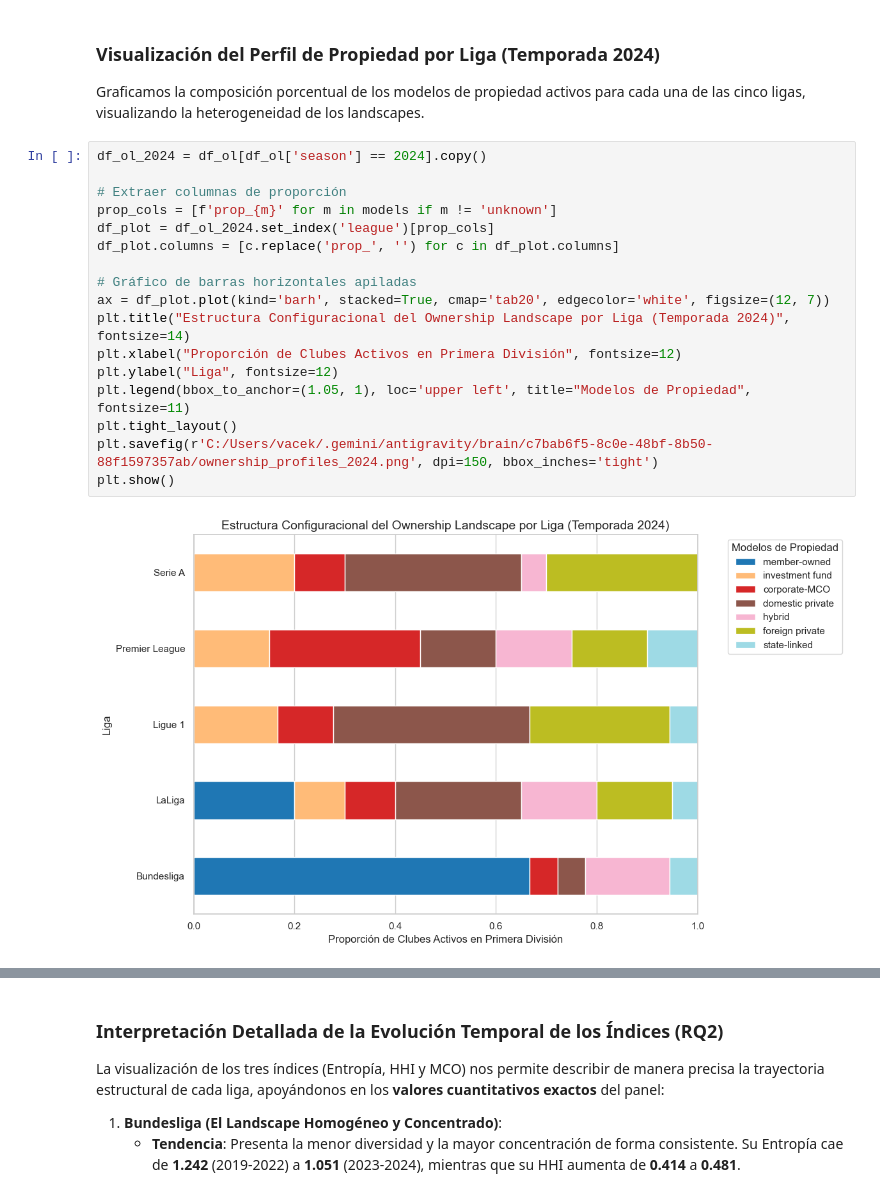
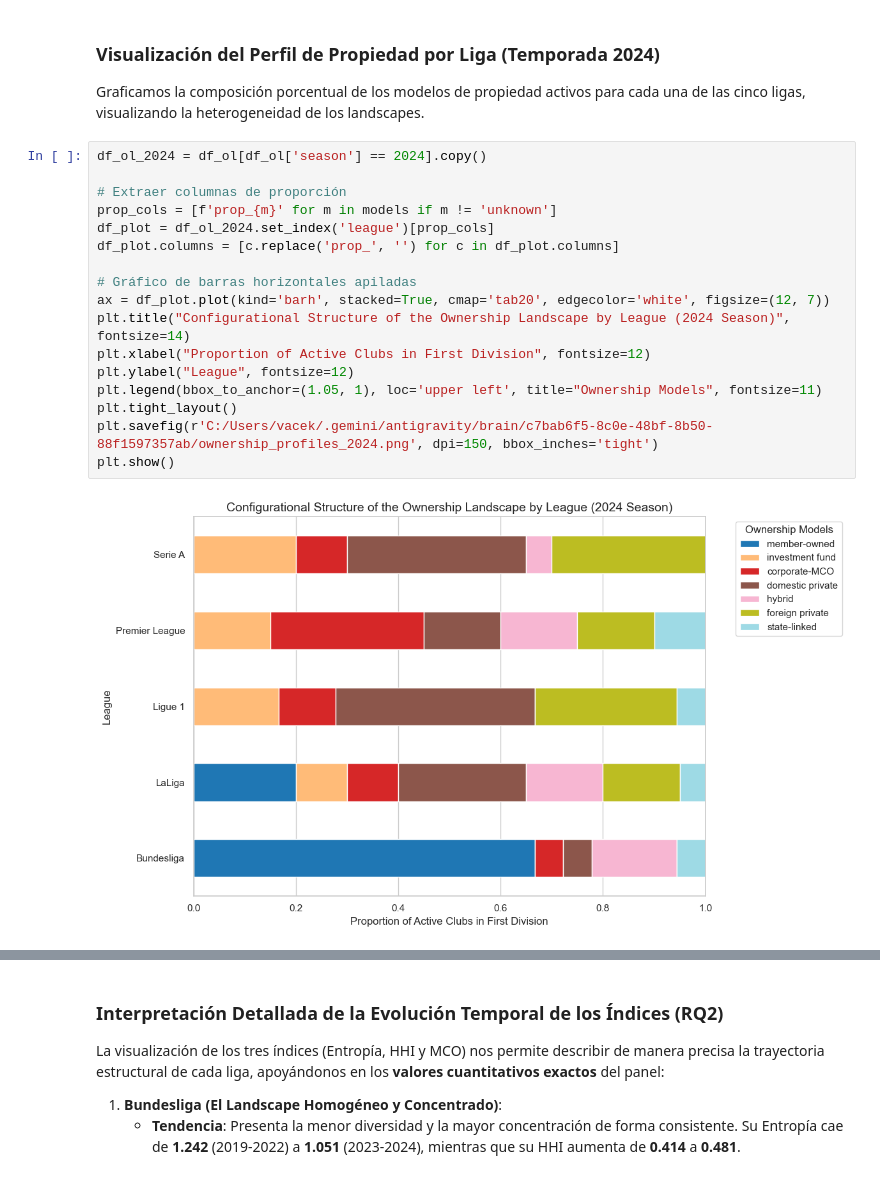
Before and after one commit to Vacek-Ace/OwnershipLandscape, a Jupyter notebook: notebooks/Analisis_Ownership_Landscape.ipynb, the cells around one changed output, grey strips where cells are left out. Saved outputs shown, nothing was run; the diff lists cells and outputs as text.

```diff
--- a/notebooks/Analisis_Ownership_Landscape.ipynb
+++ b/notebooks/Analisis_Ownership_Landscape.ipynb
@@ -378,22 +378,22 @@ Graficamos la composición porcentual de los modelos de propiedad activos para c
 # %%
 df_ol_2024 = df_ol[df_ol['season'] == 2024].copy()
 
 # Extraer columnas de proporción
 prop_cols = [f'prop_{m}' for m in models if m != 'unknown']
 df_plot = df_ol_2024.set_index('league')[prop_cols]
 df_plot.columns = [c.replace('prop_', '') for c in df_plot.columns]
 
 # Gráfico de barras horizontales apiladas
 ax = df_plot.plot(kind='barh', stacked=True, cmap='tab20', edgecolor='white', figsize=(12, 7))
-plt.title("Estructura Configuracional del Ownership Landscape por Liga (Temporada 2024)", fontsize=14)
-plt.xlabel("Proporción de Clubes Activos en Primera División", fontsize=12)
-plt.ylabel("Liga", fontsize=12)
-plt.legend(bbox_to_anchor=(1.05, 1), loc='upper left', title="Modelos de Propiedad", fontsize=11)
+plt.title("Configurational Structure of the Ownership Landscape by League (2024 Season)", fontsize=14)
+plt.xlabel("Proportion of Active Clubs in First Division", fontsize=12)
+plt.ylabel("League", fontsize=12)
+plt.legend(bbox_to_anchor=(1.05, 1), loc='upper left', title="Ownership Models", fontsize=11)
 plt.tight_layout()
 plt.savefig(r'C:/Users/vacek/.gemini/antigravity/brain/c7bab6f5-8c0e-48bf-8b50-88f1597357ab/ownership_profiles_2024.png', dpi=150, bbox_inches='tight')
 plt.show()
 # %% [output]
-[figure, old version]
+[figure, new version]
 # %% [markdown]
 ### Evolución Temporal de Diversidad (Entropía), Concentración (HHI) y Multipropiedad (MCO)
 
```
Also changed, not shown: parts of 12 cells of this notebook, 11 other files.
